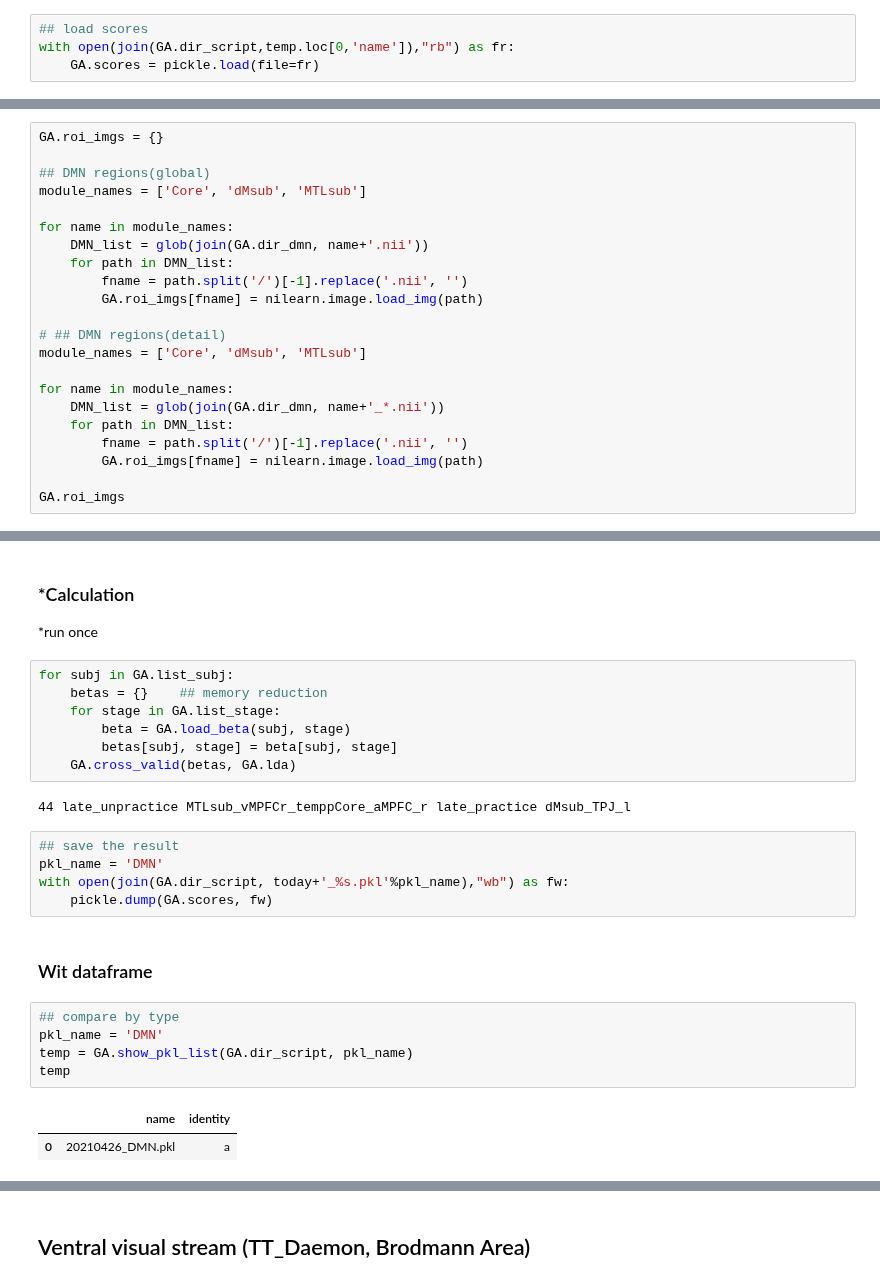
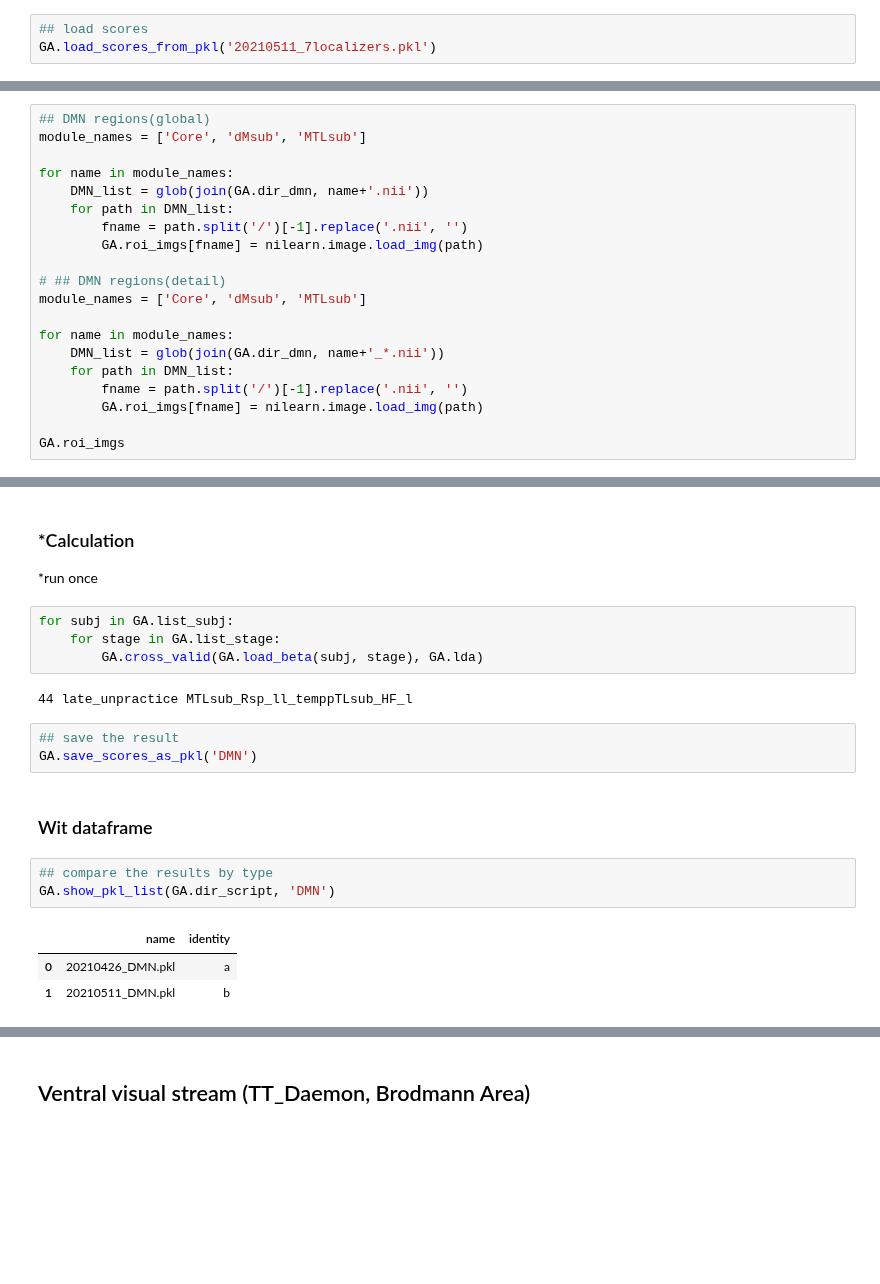
Before and after one commit to psb629/labs, a Jupyter notebook: GA/scripts/fMRI_analysis_to_publish.ipynb, the cells around one changed output, grey strips where cells are left out. Saved outputs shown, nothing was run; the diff lists cells and outputs as text; blank space fills up the shorter version.

```diff
--- a/GA/scripts/fMRI_analysis_to_publish.ipynb
+++ b/GA/scripts/fMRI_analysis_to_publish.ipynb
@@ -125,7 +114,6 @@ temp
-# %%
-## load scores
-with open(join(GA.dir_script,temp.loc[0,'name']),"rb") as fr:
-    GA.scores = pickle.load(file=fr)
+# %%
+## load scores
+GA.load_scores_from_pkl('20210511_7localizers.pkl')
 # %%
 GA.make_wit_score()
 # %% [output]
@@ -233,6 +223,4 @@ n225.L_Putamen.nii.gz(n_voxles=225)
 # %%
-GA.roi_imgs = {}
-
 ## DMN regions(global)
 module_names = ['Core', 'dMsub', 'MTLsub']
 
@@ -316,25 +304,19 @@ GA.roi_imgs
 *run once
 # %%
 for subj in GA.list_subj:
-    betas = {}    ## memory reduction
     for stage in GA.list_stage:
-        beta = GA.load_beta(subj, stage)
-        betas[subj, stage] = beta[subj, stage]
-    GA.cross_valid(betas, GA.lda)
+        GA.cross_valid(GA.load_beta(subj, stage), GA.lda)
 # %% [output]
-44 late_unpractice MTLsub_vMPFCr_temppCore_aMPFC_r late_practice dMsub_TPJ_l
+44 late_unpractice MTLsub_Rsp_ll_temppTLsub_HF_l
-# %%
-## save the result
-pkl_name = 'DMN'
-with open(join(GA.dir_script, today+'_%s.pkl'%pkl_name),"wb") as fw:
-    pickle.dump(GA.scores, fw)
+# %%
+## save the result
+GA.save_scores_as_pkl('DMN')
 # %% [markdown]
 ### Wit dataframe
 # %%
-## compare by type
-pkl_name = 'DMN'
-temp = GA.show_pkl_list(GA.dir_script, pkl_name)
-temp
+## compare the results by type
+GA.show_pkl_list(GA.dir_script, 'DMN')
 # %% [output]
 |  | name | identity |
 | 0 | 20210426_DMN.pkl | a |
+| 1 | 20210511_DMN.pkl | b |
```
Also changed, not shown: parts of 27 cells of this notebook, 3 other files.
